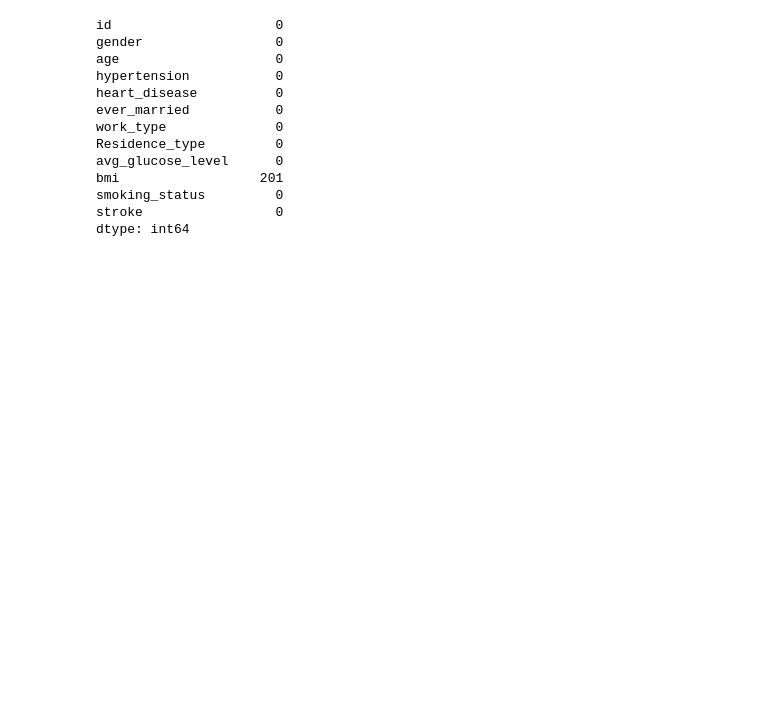
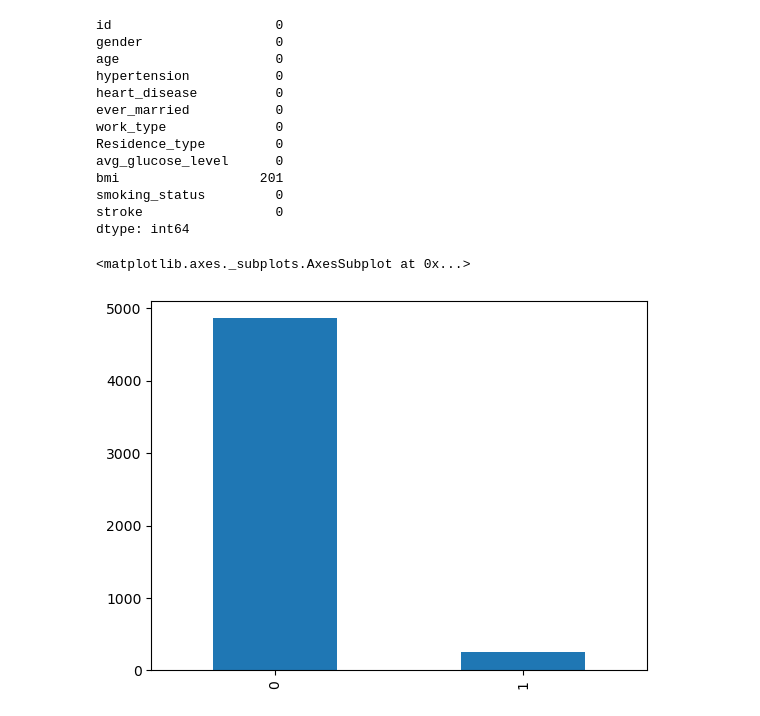
Before and after one commit to poojamahajan0712/Data-Science-Portfolio, a Jupyter notebook: Classification/StrokePrediction/StrokePrediction.ipynb, the cells around one changed output. Saved outputs shown, nothing was run; the diff lists cells and outputs as text; code cells hidden in the pictures; blank space fills up the shorter version.

```diff
--- a/Classification/StrokePrediction/StrokePrediction.ipynb
+++ b/Classification/StrokePrediction/StrokePrediction.ipynb
@@ -26,3 +32,6 @@ bmi                  float64
 smoking_status        object
 stroke                 int64
 dtype: object
+# %%
+cat_cols = ['gender','hypertension','heart_disease','ever_married','work_type','Residence_type','smoking_status','stroke']
+stroke_data[cat_cols] = stroke_data[cat_cols].apply(lambda x : x.astype(object))
@@ -42,4 +67,9 @@ bmi                  201
 smoking_status         0
 stroke                 0
 dtype: int64
+# %%
+stroke_data['stroke'].value_counts().plot(kind='bar') ## highly imbalanced data, cases with stroke 4.8%
+# %% [output]
+<matplotlib.axes._subplots.AxesSubplot at 0x...>
+[figure, added]
 # %%
```
Also changed, not shown: parts of 14 cells of this notebook.
